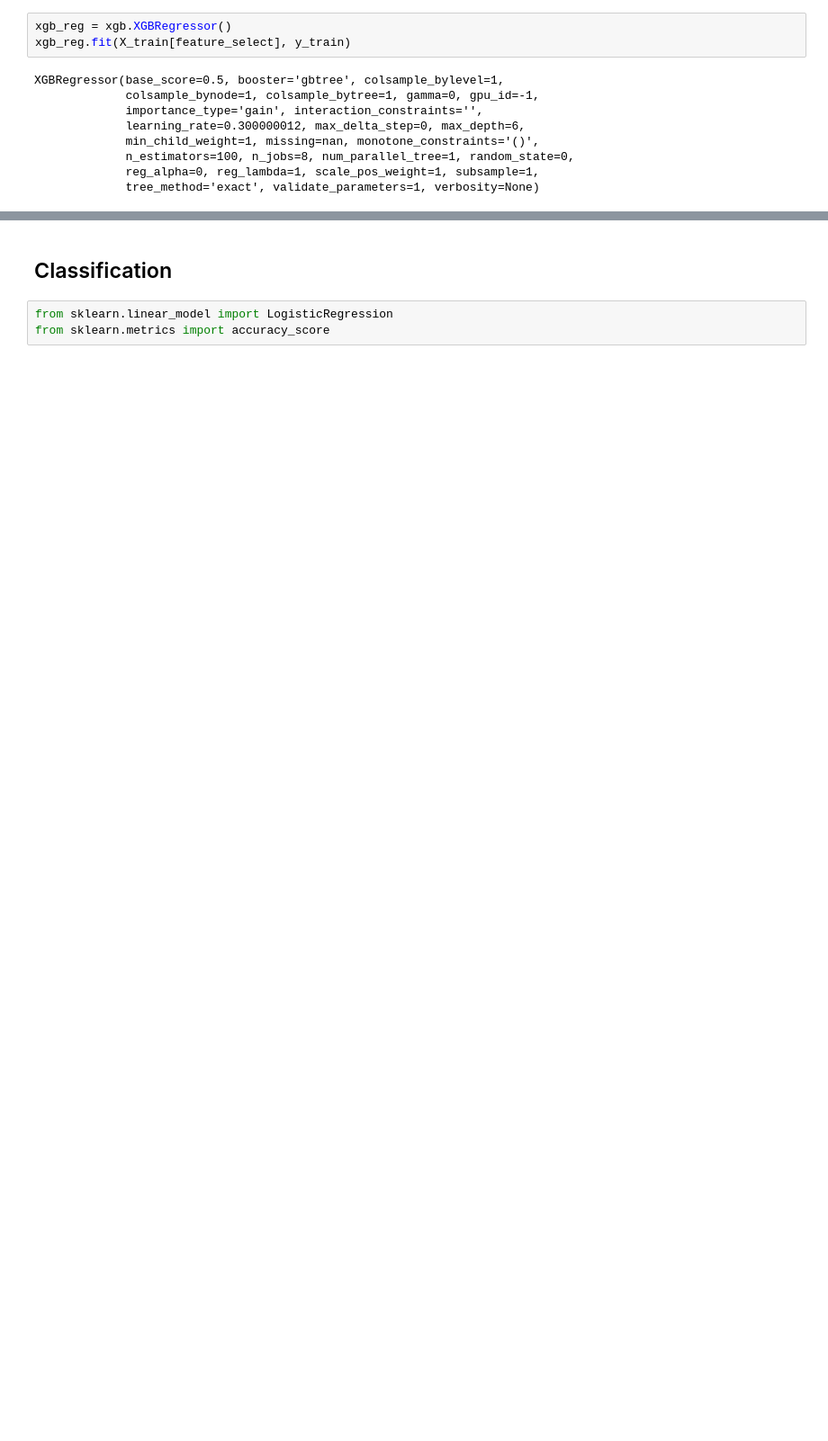
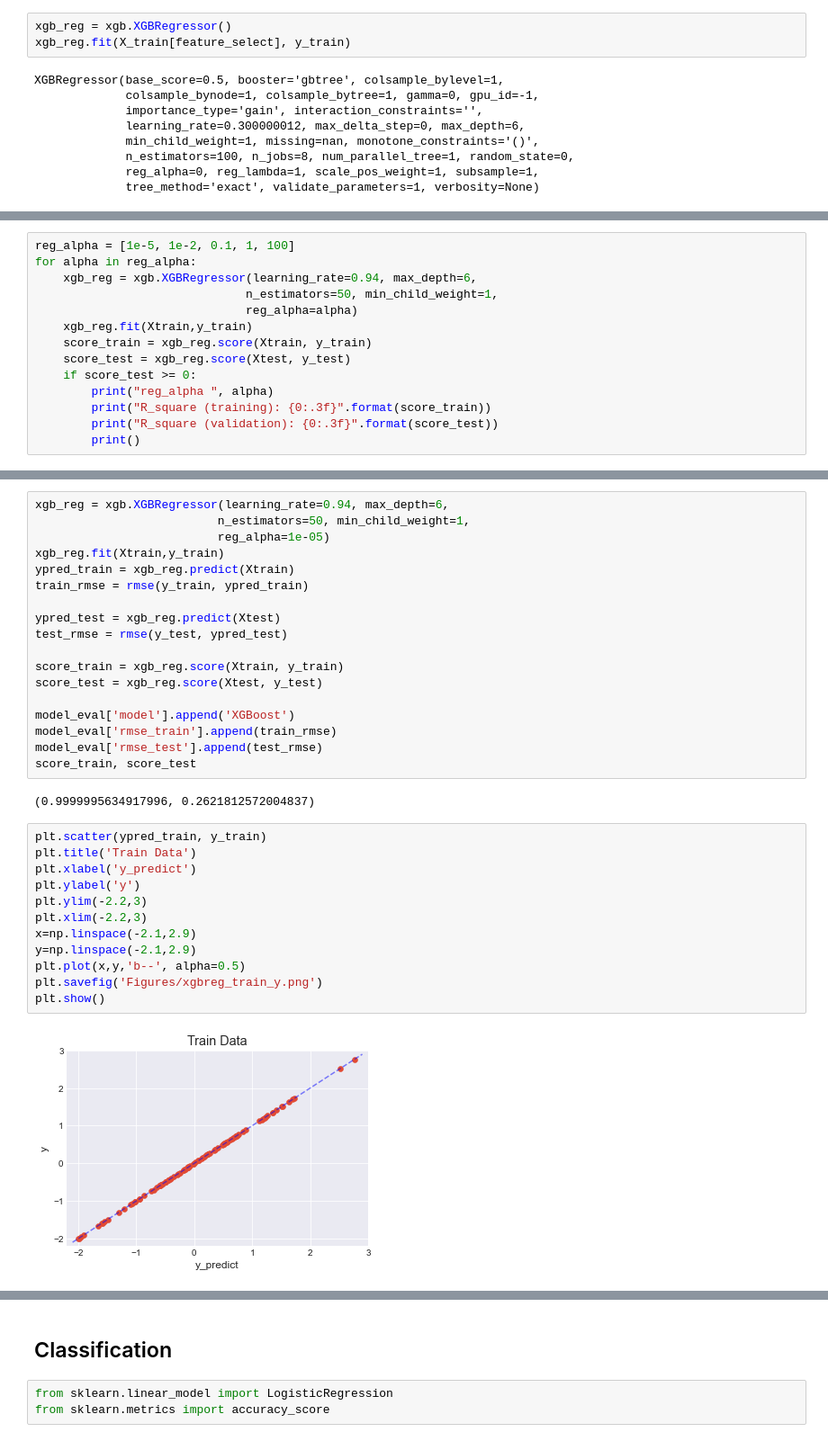
Before and after one commit to ennis-kurt/SpringBoard, a Jupyter notebook: Capstone2/Modelling.ipynb, the cells around one changed output, grey strips where cells are left out. Shown at 90% size. Cells and saved outputs as stored; diff of their text form; blank space fills up the shorter version.

```diff
--- a/Capstone2/Modelling.ipynb
+++ b/Capstone2/Modelling.ipynb
@@ -415,0 +529,14 @@ R_square (validation): 0.056
+# %%
+reg_alpha = [1e-5, 1e-2, 0.1, 1, 100]
+for alpha in reg_alpha:
+    xgb_reg = xgb.XGBRegressor(learning_rate=0.94, max_depth=6,
+                              n_estimators=50, min_child_weight=1,
+                              reg_alpha=alpha)
+    xgb_reg.fit(Xtrain,y_train)
+    score_train = xgb_reg.score(Xtrain, y_train)
+    score_test = xgb_reg.score(Xtest, y_test)
+    if score_test >= 0:
+        print("reg_alpha ", alpha)
+        print("R_square (training): {0:.3f}".format(score_train))
+        print("R_square (validation): {0:.3f}".format(score_test))
+        print()
@@ -415,0 +551,34 @@ R_square (validation): 0.056
+# %%
+xgb_reg = xgb.XGBRegressor(learning_rate=0.94, max_depth=6,
+                          n_estimators=50, min_child_weight=1,
+                          reg_alpha=1e-05)
+xgb_reg.fit(Xtrain,y_train)
+ypred_train = xgb_reg.predict(Xtrain)
+train_rmse = rmse(y_train, ypred_train)
+
+ypred_test = xgb_reg.predict(Xtest)
+test_rmse = rmse(y_test, ypred_test)
+
+score_train = xgb_reg.score(Xtrain, y_train)
+score_test = xgb_reg.score(Xtest, y_test)
+
+model_eval['model'].append('XGBoost')
+model_eval['rmse_train'].append(train_rmse)
+model_eval['rmse_test'].append(test_rmse)
+score_train, score_test
+# %% [output]
+(0.9999995634917996, 0.2621812572004837)
+# %%
+plt.scatter(ypred_train, y_train)
+plt.title('Train Data')
+plt.xlabel('y_predict')
+plt.ylabel('y')
+plt.ylim(-2.2,3)
+plt.xlim(-2.2,3)
+x=np.linspace(-2.1,2.9)
+y=np.linspace(-2.1,2.9)
+plt.plot(x,y,'b--', alpha=0.5)
+plt.savefig('Figures/xgbreg_train_y.png')
+plt.show()
+# %% [output]
+[figure, added]
```
Also changed, not shown: parts of 33 cells of this notebook, 10 other files.
